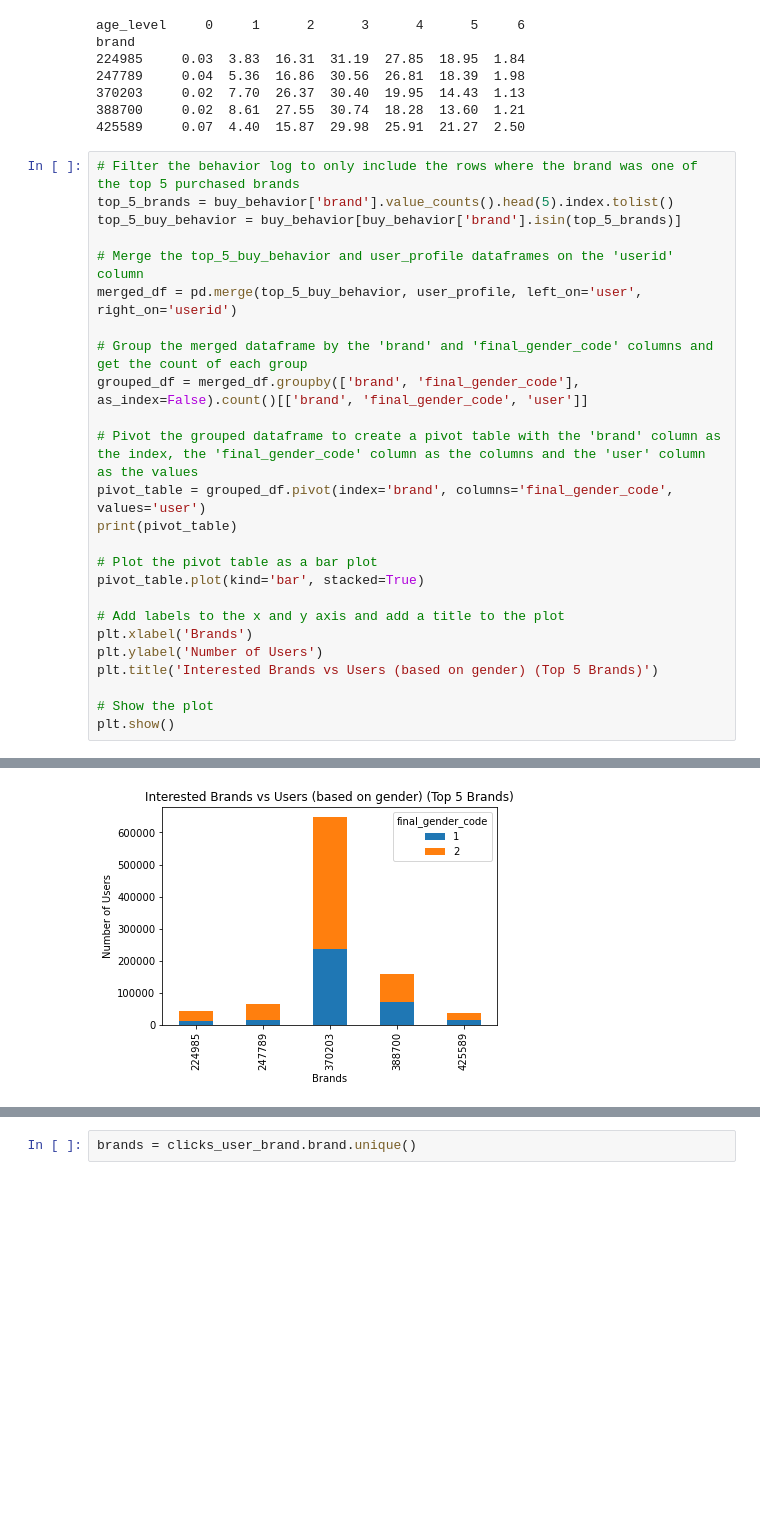
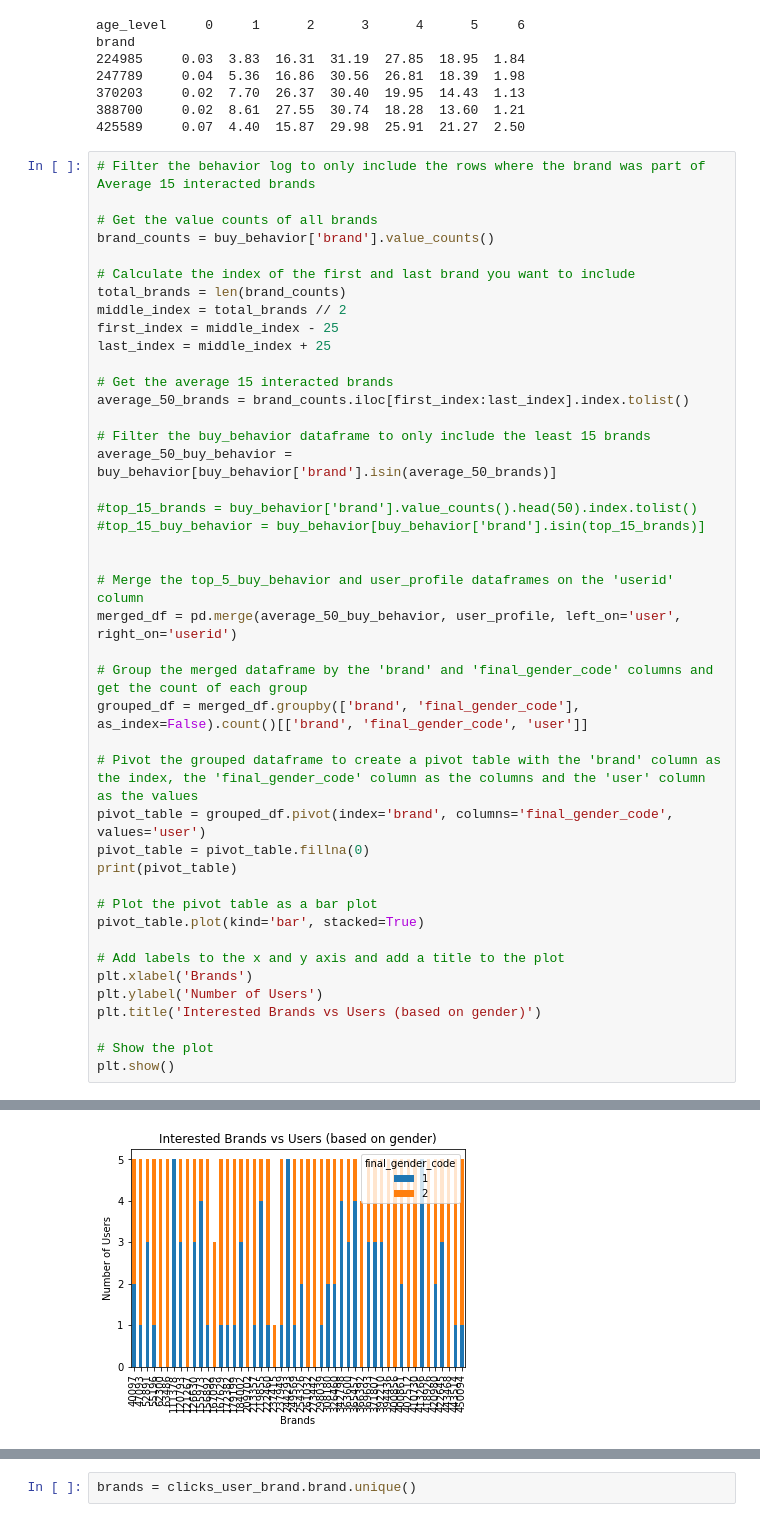
Before and after one commit to rishucoding/spml_dlrm_attacks, a Jupyter notebook: SPML.ipynb, the cells around one changed output, grey strips where cells are left out. Drawn from its saved outputs; the diff is of its cells as text; blank space fills up the shorter version.

```diff
--- a/SPML.ipynb
+++ b/SPML.ipynb
@@ -191,18 +191,36 @@ brand
 388700     0.02  8.61  27.55  30.74  18.28  13.60  1.21
 425589     0.07  4.40  15.87  29.98  25.91  21.27  2.50
 # %%
-# Filter the behavior log to only include the rows where the brand was one of the top 5 purchased brands
-top_5_brands = buy_behavior['brand'].value_counts().head(5).index.tolist()
-top_5_buy_behavior = buy_behavior[buy_behavior['brand'].isin(top_5_brands)]
+# Filter the behavior log to only include the rows where the brand was part of Average 15 interacted brands
+
+# Get the value counts of all brands
+brand_counts = buy_behavior['brand'].value_counts()
+
+# Calculate the index of the first and last brand you want to include
+total_brands = len(brand_counts)
+middle_index = total_brands // 2
+first_index = middle_index - 25
+last_index = middle_index + 25
+
+# Get the average 15 interacted brands
+average_50_brands = brand_counts.iloc[first_index:last_index].index.tolist()
+
+# Filter the buy_behavior dataframe to only include the least 15 brands
+average_50_buy_behavior = buy_behavior[buy_behavior['brand'].isin(average_50_brands)]
+
+#top_15_brands = buy_behavior['brand'].value_counts().head(50).index.tolist()
+#top_15_buy_behavior = buy_behavior[buy_behavior['brand'].isin(top_15_brands)]
+
 
 # Merge the top_5_buy_behavior and user_profile dataframes on the 'userid' column
-merged_df = pd.merge(top_5_buy_behavior, user_profile, left_on='user', right_on='userid')
+merged_df = pd.merge(average_50_buy_behavior, user_profile, left_on='user', right_on='userid')
 
 # Group the merged dataframe by the 'brand' and 'final_gender_code' columns and get the count of each group
 grouped_df = merged_df.groupby(['brand', 'final_gender_code'], as_index=False).count()[['brand', 'final_gender_code', 'user']]
 
 # Pivot the grouped dataframe to create a pivot table with the 'brand' column as the index, the 'final_gender_code' column as the columns and the 'user' column as the values
 pivot_table = grouped_df.pivot(index='brand', columns='final_gender_code', values='user')
+pivot_table = pivot_table.fillna(0)
 print(pivot_table)
 
 # Plot the pivot table as a bar plot
@@ -211,7 +229,7 @@ pivot_table.plot(kind='bar', stacked=True)
 # Add labels to the x and y axis and add a title to the plot
 plt.xlabel('Brands')
 plt.ylabel('Number of Users')
-plt.title('Interested Brands vs Users (based on gender) (Top 5 Brands)')
+plt.title('Interested Brands vs Users (based on gender)')
 
 # Show the plot
 plt.show()
@@ -226,4 +254,4 @@ brand
-[figure, old version]
+[figure, new version]
 # %%
 # Pivot the grouped dataframe to create a pivot table with the 'final_gender_code' column as the index, the 'brand' column as the columns and the 'user' column as the values
 pivot_table = grouped_df.pivot(index='brand', columns='final_gender_code', values='user')
```
Also changed, not shown: parts of 8 cells of this notebook.
